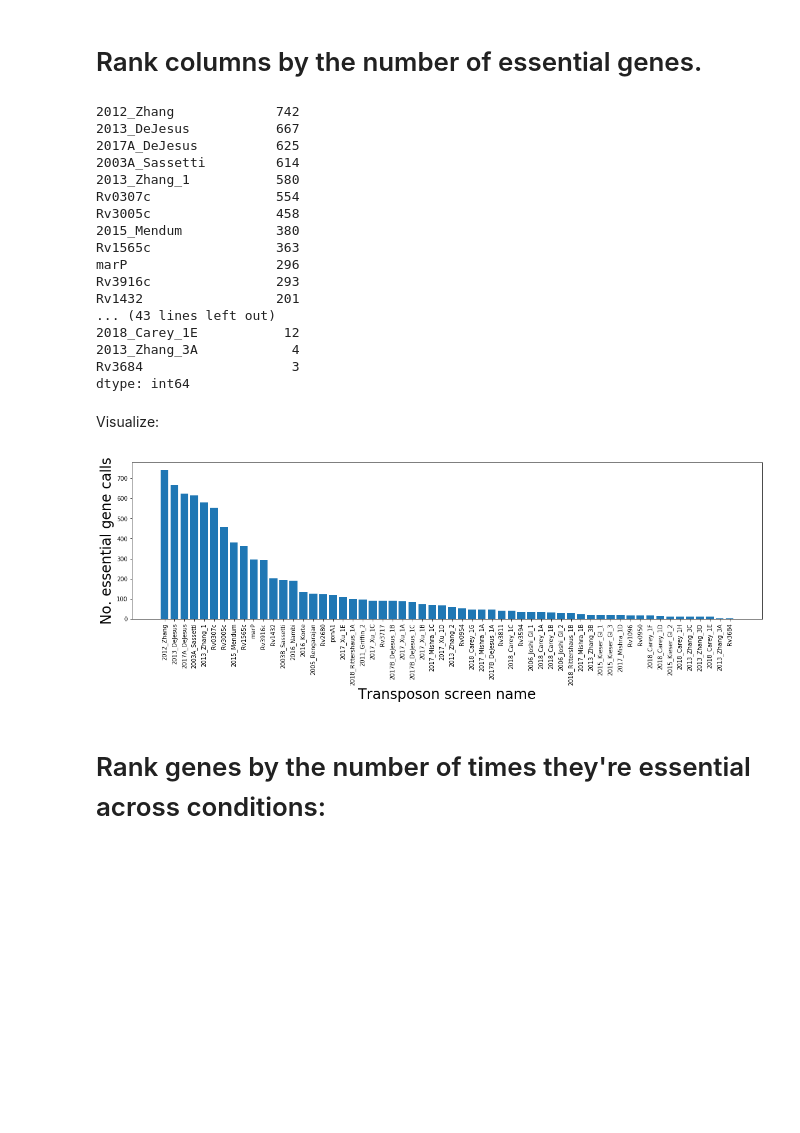
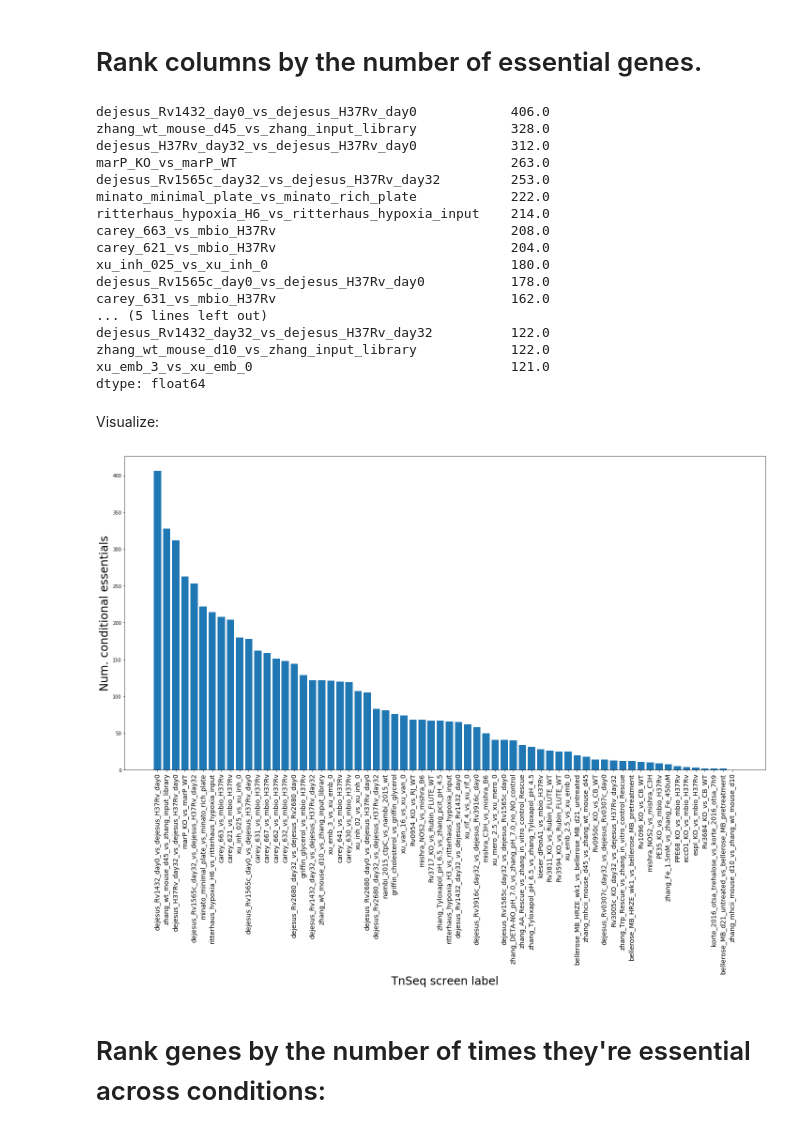
Before and after one commit to ajinich/mtb_tn_db, a Jupyter notebook: code/visualizations/Tn_library_stats.ipynb, the cells around one changed output. Saved outputs shown, nothing was run; the diff lists cells and outputs as text; code cells hidden in the pictures; blank space fills up the shorter version.

Commit message:
re-doing cond. ES call histogram

```diff
--- a/code/visualizations/Tn_library_stats.ipynb
+++ b/code/visualizations/Tn_library_stats.ipynb
@@ -33,5 +24,5 @@ def essential_subset(df, subset_cols, subset_name):
 # %% [markdown]
 ## Files and paths:
 # %%
-dir_data = '../../data'
+dir_data = '../../data/standardized_data/'
 dir_figs = '../../figures/Tn_mat_stats/'
@@ -40,3 +31,4 @@ Load Mtb-Tn-Mat
 # %%
-tn_file = os.path.join(dir_data, 'Tn_library_DB.xlsx')
-df_tn = pd.read_excel(tn_file)
+tn_file = os.path.join(dir_data, 'result_bin_matrix_2019_12_10.csv')
+df_tn = pd.read_csv(tn_file)
+df_tn.head(2)
@@ -43,41 +40,41 @@ df_tn = pd.read_excel(tn_file)
 # %% [markdown]
 # Rank columns by the number of essential genes.
 # %%
-df_tn.sum(numeric_only=True).sort_values(ascending = False)
+df_tn.sum(numeric_only=True).sort_values(ascending = False).head(20)
 # %% [output]
-2012_Zhang             742
-2013_DeJesus           667
-2017A_DeJesus          625
-2003A_Sassetti         614
-2013_Zhang_1           580
-Rv0307c                554
-Rv3005c                458
-2015_Mendum            380
-Rv1565c                363
-marP                   296
-Rv3916c                293
-Rv1432                 201
-... (43 lines left out)
-2018_Carey_1E           12
-2013_Zhang_3A            4
-Rv3684                   3
-dtype: int64
+dejesus_Rv1432_day0_vs_dejesus_H37Rv_day0            406.0
+zhang_wt_mouse_d45_vs_zhang_input_library            328.0
+dejesus_H37Rv_day32_vs_dejesus_H37Rv_day0            312.0
+marP_KO_vs_marP_WT                                   263.0
+dejesus_Rv1565c_day32_vs_dejesus_H37Rv_day32         253.0
+minato_minimal_plate_vs_minato_rich_plate            222.0
+ritterhaus_hypoxia_H6_vs_ritterhaus_hypoxia_input    214.0
+carey_663_vs_mbio_H37Rv                              208.0
+carey_621_vs_mbio_H37Rv                              204.0
+xu_inh_025_vs_xu_inh_0                               180.0
+dejesus_Rv1565c_day0_vs_dejesus_H37Rv_day0           178.0
+carey_631_vs_mbio_H37Rv                              162.0
+... (5 lines left out)
+dejesus_Rv1432_day32_vs_dejesus_H37Rv_day32          122.0
+zhang_wt_mouse_d10_vs_zhang_input_library            122.0
+xu_emb_3_vs_xu_emb_0                                 121.0
+dtype: float64
 # %% [markdown]
 Visualize:
 # %%
 df_Tn_screen_stats = df_tn.sum(numeric_only=True).sort_values(ascending = False)
 vals = df_Tn_screen_stats.values
 labels = df_Tn_screen_stats.keys()
 xvals = np.arange(len(vals))
-plt.figure(figsize = (16,6))
+plt.figure(figsize = (20,16))
 plt.bar(xvals, vals)
-plt.ylabel('No. essential gene calls', fontsize = 24)
-xt = plt.xticks(xvals, np.array(labels), rotation = 90)
-plt.xlabel('Transposon screen name', fontsize = 24)
+plt.ylabel('Num. conditional essentials', fontsize = 24)
+xt = plt.xticks(xvals, np.array(labels), rotation = 90, fontsize = 14)
+plt.xlabel('TnSeq screen label', fontsize = 24)
 plt.tight_layout()
 file_out = os.path.join(dir_figs, 'Tn_screen_stats.png')
 plt.savefig(file_out, dpi = 300)
 # %% [output]
-[figure, old version]
+[figure, new version]
 # %% [markdown]
 # Rank genes by the number of times they're essential across conditions:
```
Also changed, not shown: parts of 44 cells of this notebook, 5 other files.
